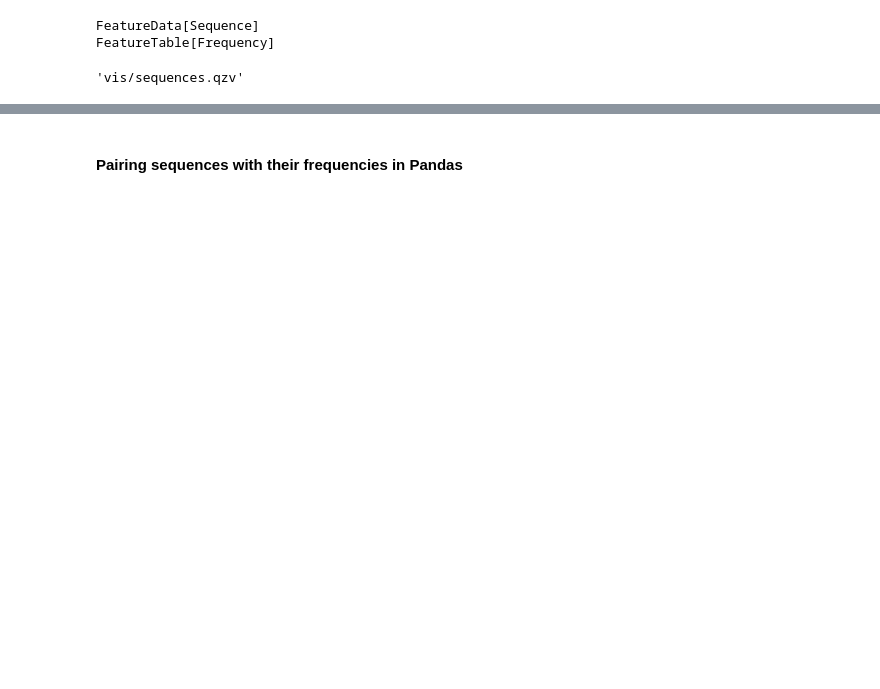
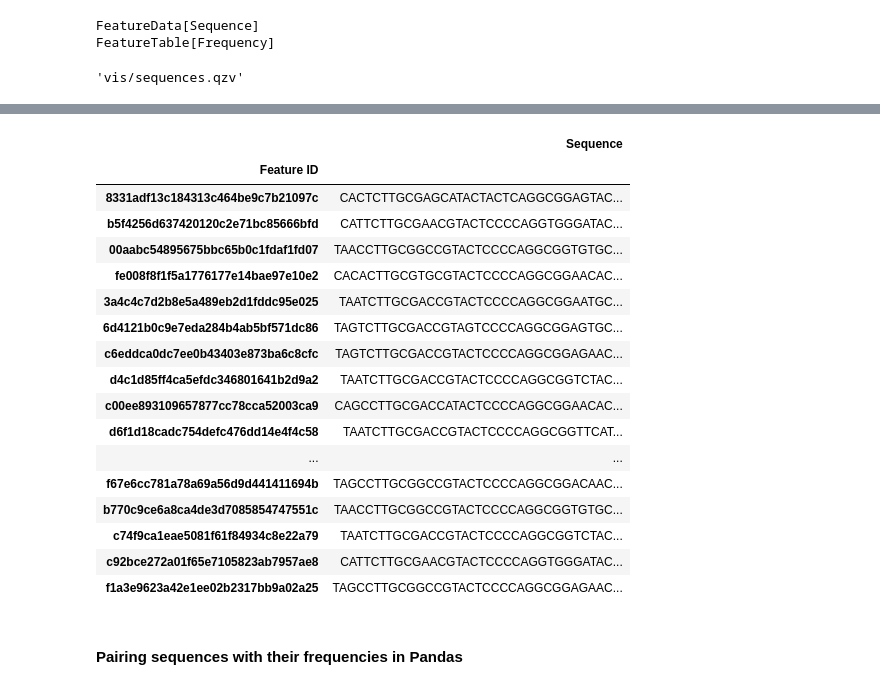
Before and after one commit to SJ-31/Cryosphere-ICCS261, a Jupyter notebook: sys/systematic.ipynb, the cells around one changed output, grey strips where cells are left out. Cells and saved outputs as stored; diff of their text form; code cells hidden in the pictures; blank space fills up the shorter version.

```diff
--- a/sys/systematic.ipynb
+++ b/sys/systematic.ipynb
@@ -109,0 +126,4 @@ FeatureTable[Frequency]
+# %%
+otuFreqs, otuSeqs = vsm.cluster_features_de_novo(denoised_Seqs, denoised_Ftable, 0.99)
+otuFreqs.save('artifacts/otuFreqs.qza')
+otuSeqs.save('artifacts/otuSeqs.qza')
@@ -110,3 +148,24 @@ FeatureTable[Frequency]
+# %%
+otuSeqsDF = otuSeqs.view(Metadata).to_dataframe()
+# %% [output]
+|  | Sequence |
+| Feature ID |  |
+| 8331adf13c184313c464be9c7b21097c | CACTCTTGCGAGCATACTACTCAGGCGGAGTAC... |
+| b5f4256d637420120c2e71bc85666bfd | CATTCTTGCGAACGTACTCCCCAGGTGGGATAC... |
+| 00aabc54895675bbc65b0c1fdaf1fd07 | TAACCTTGCGGCCGTACTCCCCAGGCGGTGTGC... |
+| fe008f8f1f5a1776177e14bae97e10e2 | CACACTTGCGTGCGTACTCCCCAGGCGGAACAC... |
+| 3a4c4c7d2b8e5a489eb2d1fddc95e025 | TAATCTTGCGACCGTACTCCCCAGGCGGAATGC... |
+| 6d4121b0c9e7eda284b4ab5bf571dc86 | TAGTCTTGCGACCGTAGTCCCCAGGCGGAGTGC... |
+| c6eddca0dc7ee0b43403e873ba6c8cfc | TAGTCTTGCGACCGTACTCCCCAGGCGGAGAAC... |
+| d4c1d85ff4ca5efdc346801641b2d9a2 | TAATCTTGCGACCGTACTCCCCAGGCGGTCTAC... |
+| c00ee893109657877cc78cca52003ca9 | CAGCCTTGCGACCATACTCCCCAGGCGGAACAC... |
+| d6f1d18cadc754defc476dd14e4f4c58 | TAATCTTGCGACCGTACTCCCCAGGCGGTTCAT... |
+| ... | ... |
+| f67e6cc781a78a69a56d9d441411694b | TAGCCTTGCGGCCGTACTCCCCAGGCGGACAAC... |
+| b770c9ce6a8ca4de3d7085854747551c | TAACCTTGCGGCCGTACTCCCCAGGCGGTGTGC... |
+| c74f9ca1eae5081f61f84934c8e22a79 | TAATCTTGCGACCGTACTCCCCAGGCGGTCTAC... |
+| c92bce272a01f65e7105823ab7957ae8 | CATTCTTGCGAACGTACTCCCCAGGTGGGATAC... |
+| f1a3e9623a42e1ee02b2317bb9a02a25 | TAGCCTTGCGGCCGTACTCCCCAGGCGGAGAAC... |
 # %% [markdown]
 #### Pairing sequences with their frequencies in Pandas
 # %%
```
Also changed, not shown: parts of 24 cells of this notebook, 11 other files.
